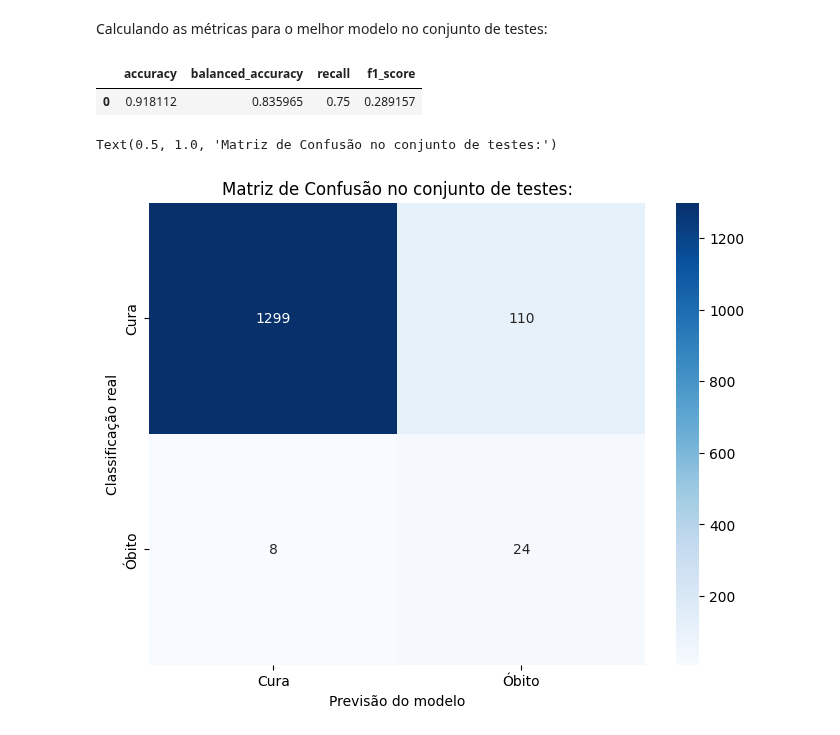
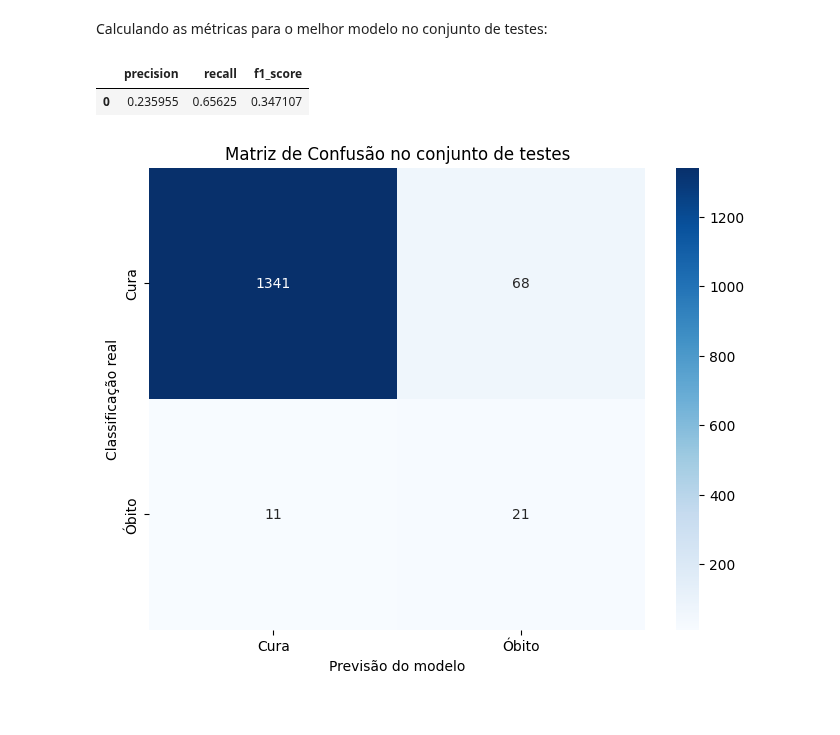
Before and after one commit to lipecorradini/mc853, a Jupyter notebook: training.ipynb, the cells around one changed output. Drawn from its saved outputs; the diff is of its cells as text; code cells hidden in the pictures.

```diff
--- a/training.ipynb
+++ b/training.ipynb
@@ -106,7 +106,7 @@ rf = RandomForestClassifier(random_state=42)
 models = [('kNN', knn), ('Logistic Regression', lr), ('Random Forest', rf)]
 # %%
 from sklearn.base import clone
-from sklearn.metrics import accuracy_score, balanced_accuracy_score, recall_score, f1_score
+from sklearn.metrics import accuracy_score, balanced_accuracy_score, recall_score, f1_score, precision_score
 
 
 cv = StratifiedKFold(n_splits=5, shuffle=True, random_state=42)
@@ -163,9 +163,10 @@ for name, base_model in models:
         balanced_acc = balanced_accuracy_score(y_val, y_pred)
         recall = recall_score(y_val, y_pred, zero_division=0)
         f1 = f1_score(y_val, y_pred, zero_division=0)
+        precision = precision_score(y_val, y_pred, zero_division=0)
 
         # Salvando como lista [acc, balanced_acc, recall, f1]
-        metrics = {'model_iteration': f'{name}_{fold}','accuracy': accuracy, 'balanced_accuracy': balanced_acc, 'recall': recall, 'f1_score': f1}
+        metrics = {'model_iteration': f'{name}_{fold}','precision': precision,'accuracy': accuracy, 'balanced_accuracy': balanced_acc, 'recall': recall, 'f1_score': f1}
         all_reports[name].append(metrics)
 
         save_best_models[name].append(best_model)
@@ -283,29 +285,28 @@ Text(0.5, 1.0, 'Matriz de Confusão para o melhor modelo ')
 # %% [markdown]
 ## Testando o melhor modelo
 # %%
-melhor_modelo = save_best_models['kNN'][4]
+melhor_modelo = save_best_models['Logistic Regression'][4]
 y_pred = melhor_modelo.predict(X_test)
 # %% [markdown]
 Calculando as métricas para o melhor modelo no conjunto de testes:
 # %%
-results = pd.DataFrame({'accuracy': [accuracy_score(y_test, y_pred)],
-              'balanced_accuracy': [balanced_accuracy_score(y_test, y_pred)],
+results = pd.DataFrame({'precision': [precision_score(y_test, y_pred)],
               'recall': [recall_score(y_test, y_pred)],
               'f1_score': [f1_score(y_test, y_pred)]})
 
 results
 # %% [output]
-|  | accuracy | balanced_accuracy | recall | f1_score |
-| 0 | 0.918112 | 0.835965 | 0.75 | 0.289157 |
+|  | precision | recall | f1_score |
+| 0 | 0.235955 | 0.65625 | 0.347107 |
 # %%
 
 # Mostrando a matriz de confusão para o melhor modelo
 cm = confusion_matrix(y_test, y_pred)
 plt.figure(figsize=(8, 6))
 sns.heatmap(cm, annot=True, fmt='d', cmap='Blues', xticklabels=['Cura', 'Óbito'], yticklabels=['Cura', 'Óbito'])
 plt.xlabel('Previsão do modelo')
 plt.ylabel('Classificação real')
-plt.title('Matriz de Confusão no conjunto de testes:')
+plt.title('Matriz de Confusão no conjunto de testes')
+plt.savefig('./source/images/matriz_confusao_teste.png')
 # %% [output]
-Text(0.5, 1.0, 'Matriz de Confusão no conjunto de testes:')
-[figure, old version]
+[figure, new version]
```
Also changed, not shown: parts of 7 cells of this notebook, 3 other files.
